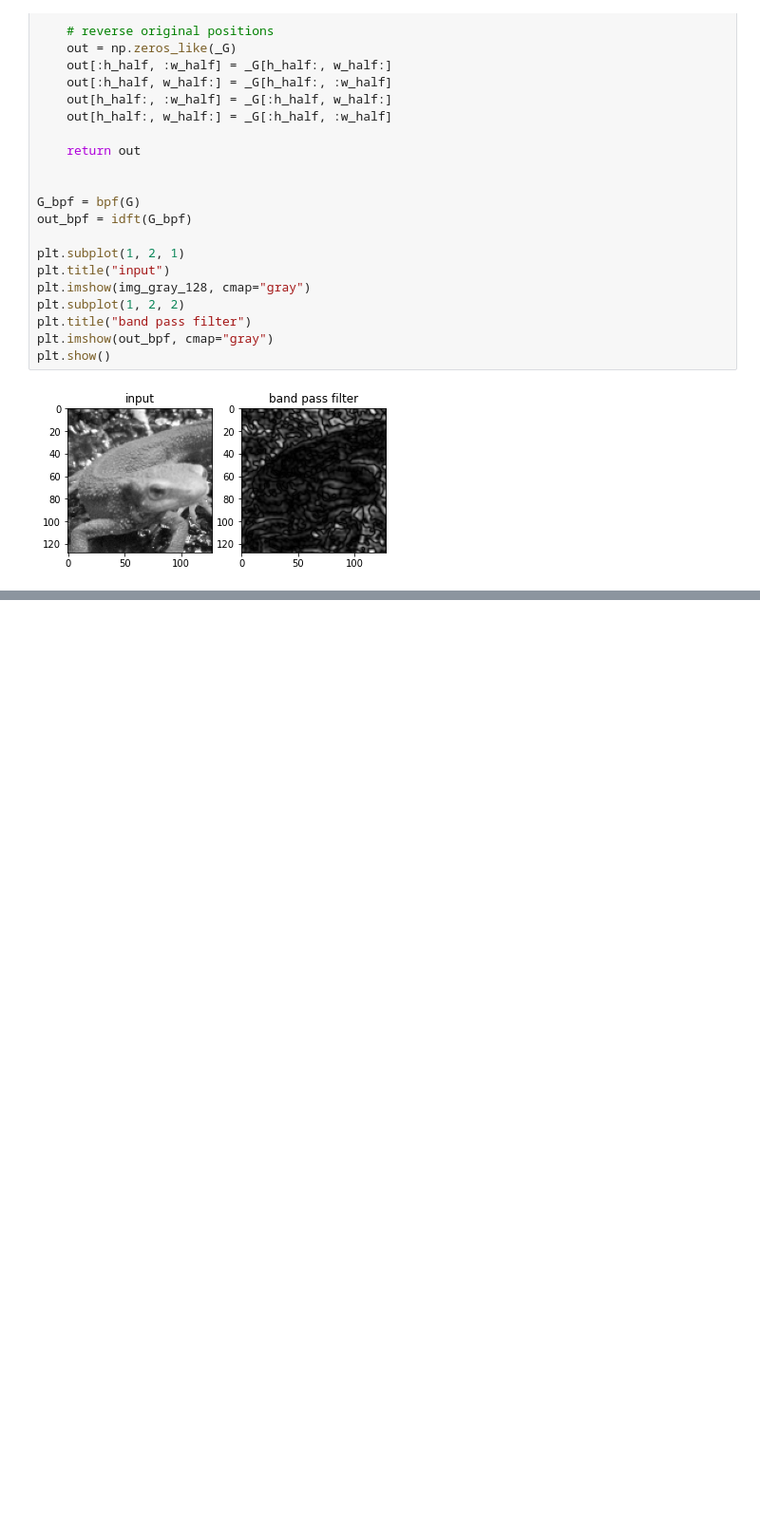
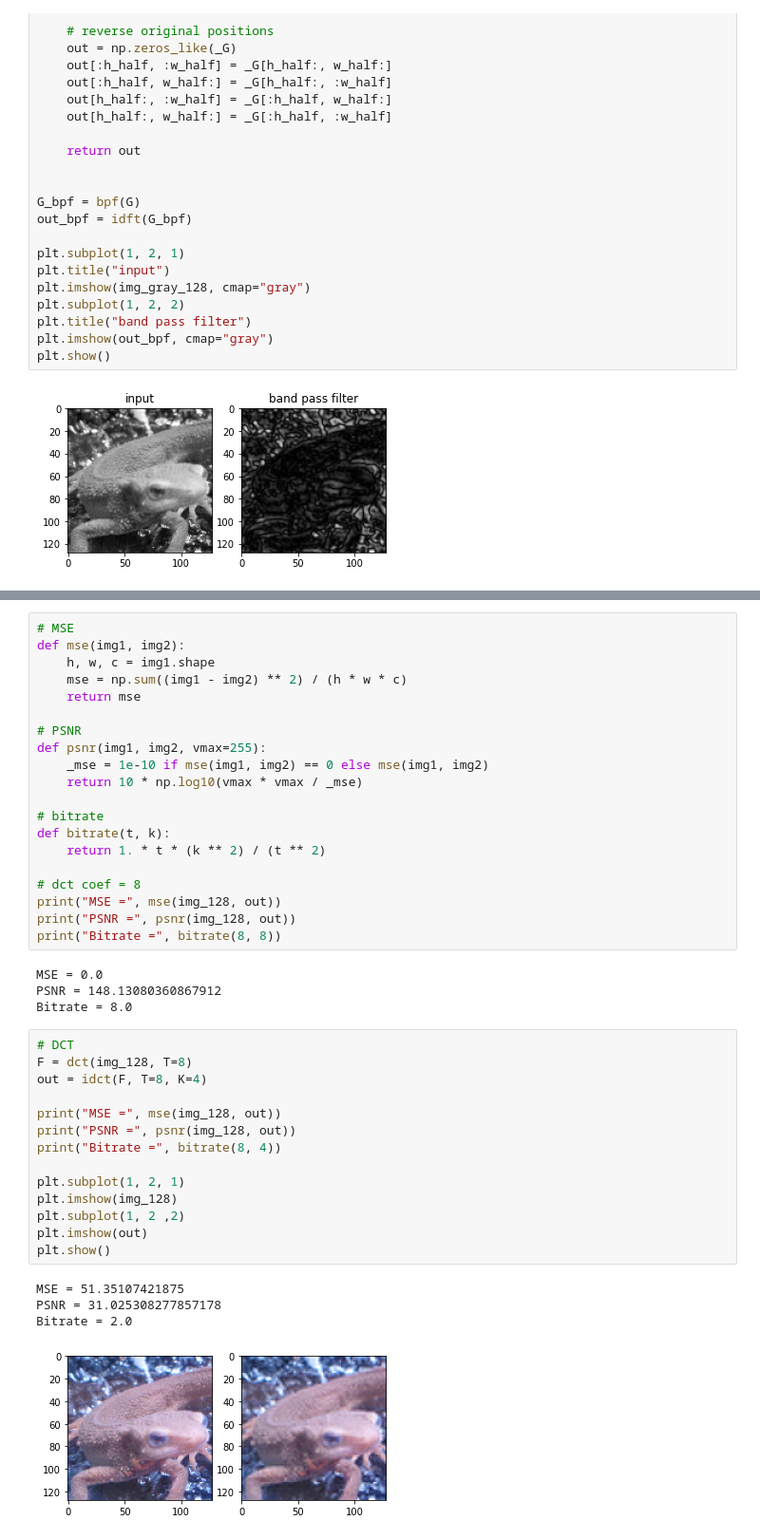
Before and after one commit to TakuroTerui/Gasyori100knock, a Jupyter notebook: work/Gasyori100knock_Q31_40.ipynb, the cells around one changed output, grey strips where cells are left out. Shown at 95% size. Drawn from its saved outputs; the diff is of its cells as text; blank space fills up the shorter version.

```diff
--- a/work/Gasyori100knock_Q31_40.ipynb
+++ b/work/Gasyori100knock_Q31_40.ipynb
@@ -308,2 +396,45 @@ plt.show()
+# %%
+# MSE
+def mse(img1, img2):
+    h, w, c = img1.shape
+    mse = np.sum((img1 - img2) ** 2) / (h * w * c)
+    return mse
+
+# PSNR
+def psnr(img1, img2, vmax=255):
+    _mse = 1e-10 if mse(img1, img2) == 0 else mse(img1, img2)
+    return 10 * np.log10(vmax * vmax / _mse)
+
+# bitrate
+def bitrate(t, k):
+    return 1. * t * (k ** 2) / (t ** 2)
+
+# dct coef = 8
+print("MSE =", mse(img_128, out))
+print("PSNR =", psnr(img_128, out))
+print("Bitrate =", bitrate(8, 8))
+# %% [output]
+MSE = 0.0
+PSNR = 148.13080360867912
+Bitrate = 8.0
+# %%
+# DCT
+F = dct(img_128, T=8)
+out = idct(F, T=8, K=4)
+
+print("MSE =", mse(img_128, out))
+print("PSNR =", psnr(img_128, out))
+print("Bitrate =", bitrate(8, 4))
+
+plt.subplot(1, 2, 1)
+plt.imshow(img_128)
+plt.subplot(1, 2 ,2)
+plt.imshow(out)
+plt.show()
+# %% [output]
+MSE = 51.35107421875
+PSNR = 31.025308277857178
+Bitrate = 2.0
+[figure, added]
 # %% [markdown]
 ### Q.38. JPEG圧縮 (Step.2)DCT+量子化
```
Also changed, not shown: parts of 12 cells of this notebook.
